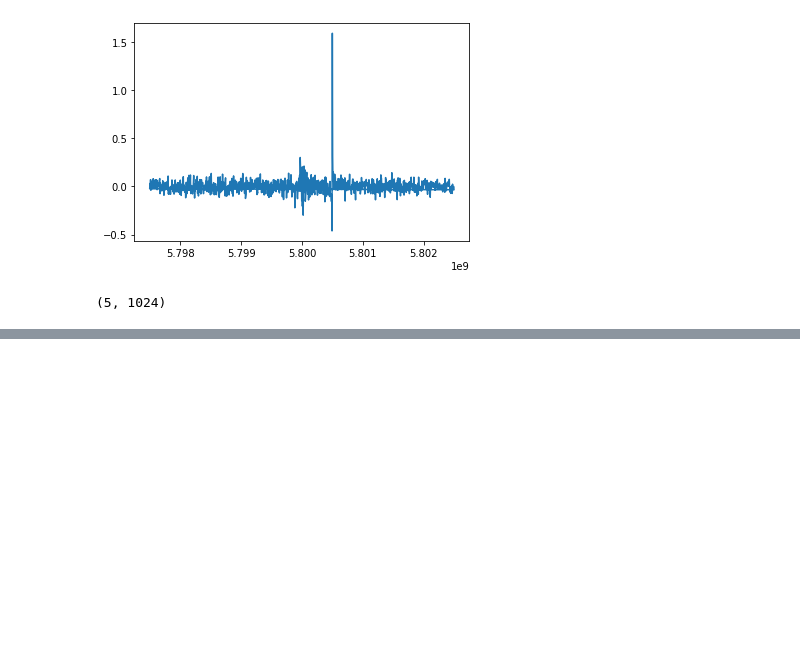
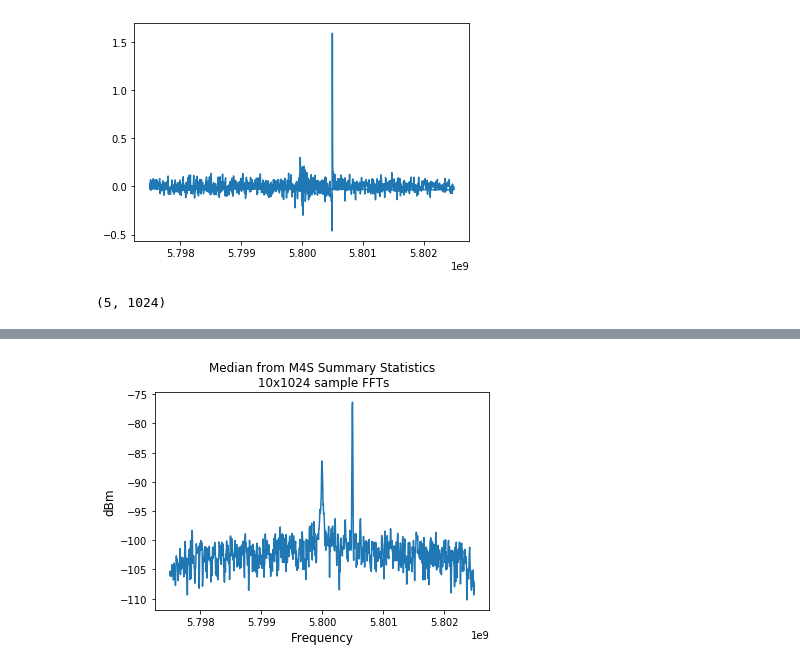
Before and after one commit to mhollingsworth-ntia/share, a Jupyter notebook: Calibrate_rx_to_dBm.ipynb, the cells around one changed output, grey strips where cells are left out. Cells and saved outputs as stored; diff of their text form; code cells hidden in the pictures; blank space fills up the shorter version.

```diff
--- a/Calibrate_rx_to_dBm.ipynb
+++ b/Calibrate_rx_to_dBm.ipynb
@@ -155,0 +157,8 @@ plt.show()
+# %%
+plt.plot(tt, m4s_detected[3])
+plt.title('Median from M4S Summary Statistics\n 10x1024 sample FFTs')
+plt.ylabel('dBm', fontsize=12)
+plt.xlabel('Frequency', fontsize=12)
+plt.show()
+# %% [output]
+[figure, added]
```
Also changed, not shown: parts of 17 cells of this notebook.
